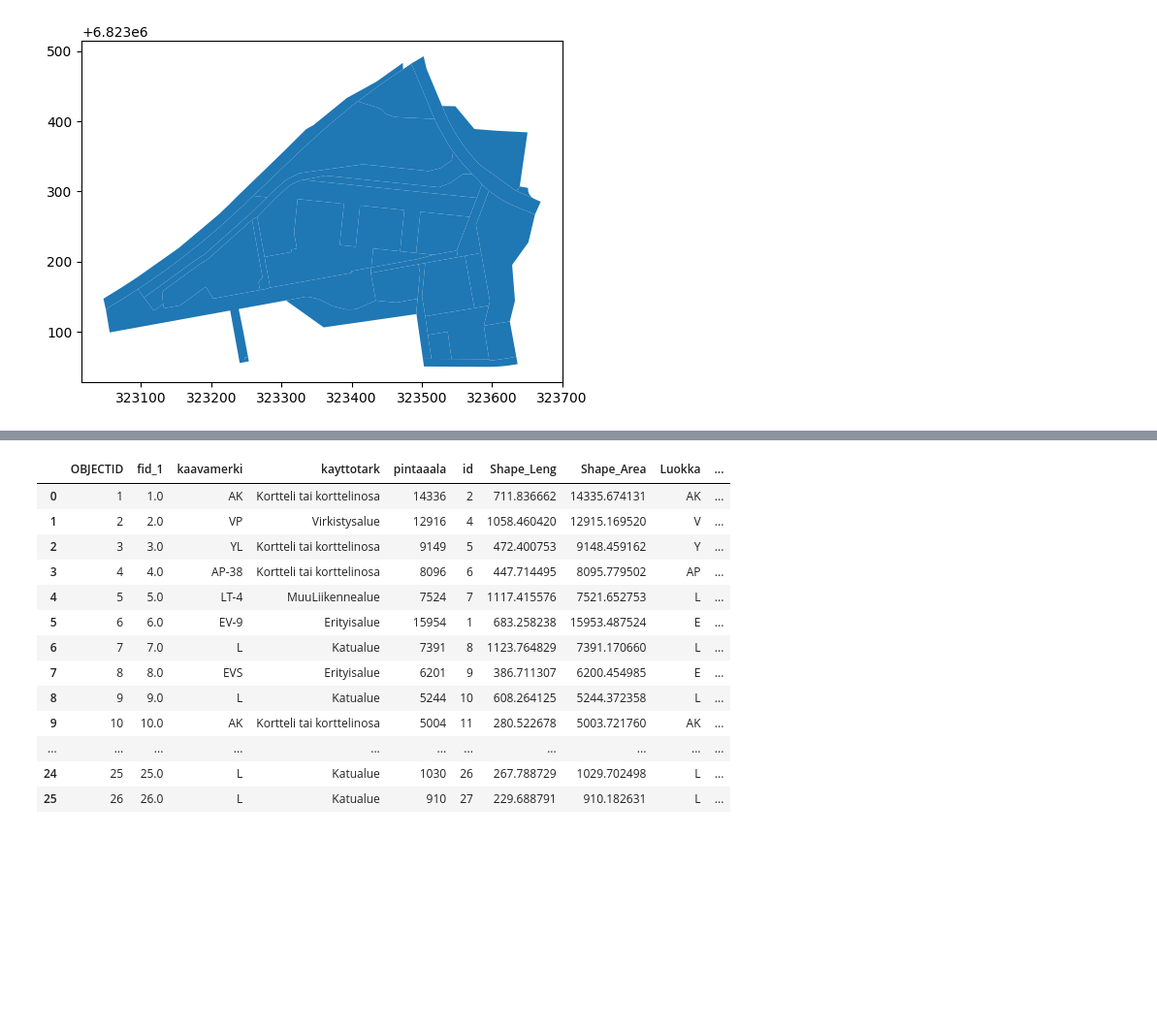
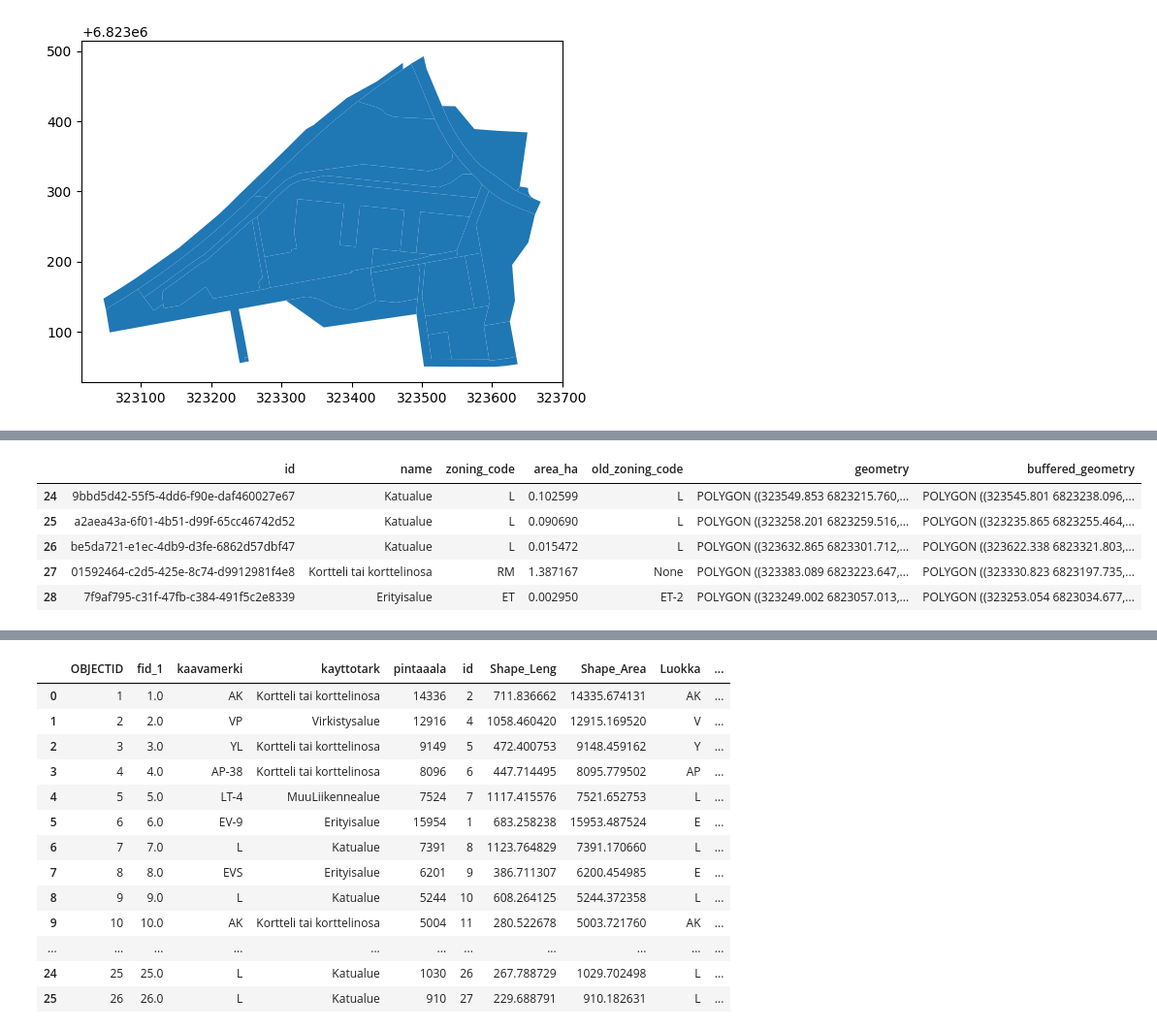
Before and after one commit to AvoinOrg/hiilikartta-data-service, a Jupyter notebook: notebooks/data.ipynb, the cells around one changed output, grey strips where cells are left out. Shown at 97% size. Drawn from its saved outputs; the diff is of its cells as text; code cells hidden in the pictures; blank space fills up the shorter version.

```diff
--- a/notebooks/data.ipynb
+++ b/notebooks/data.ipynb
@@ -45,2 +74,6 @@ array(['AK', 'V', 'Y', 'AP', 'L', 'E'], dtype=object)
-# %%
-zone["factor"] = 1
+# %%
+zone = zone.to_crs(epsg=3067)
+# %%
+# the raster grid size is 16x16, meaning the diagonal is ~22.65
+# to include all (possibly) intersecting pixels, we need to buffer the geometry by 22.7
+zone['buffered_geometry'] = zone.geometry.buffer(22.7)
@@ -211,3 +295,12 @@ async def fetch_rasters_for_region(wkt, crs):
+# %%
+zone.tail()
+# %% [output]
+|  | id | name | zoning_code | area_ha | old_zoning_code | geometry | buffered_geometry |
+| 24 | 9bbd5d42-55f5-4dd6-f90e-daf460027e67 | Katualue | L | 0.102599 | L | POLYGON ((323549.853 6823215.760,... | POLYGON ((323545.801 6823238.096,... |
+| 25 | a2aea43a-6f01-4b51-d99f-65cc46742d52 | Katualue | L | 0.090690 | L | POLYGON ((323258.201 6823259.516,... | POLYGON ((323235.865 6823255.464,... |
+| 26 | be5da721-e1ec-4db9-d3fe-6862d57dbf47 | Katualue | L | 0.015472 | L | POLYGON ((323632.865 6823301.712,... | POLYGON ((323622.338 6823321.803,... |
+| 27 | 01592464-c2d5-425e-8c74-d9912981f4e8 | Kortteli tai korttelinosa | RM | 1.387167 | None | POLYGON ((323383.089 6823223.647,... | POLYGON ((323330.823 6823197.735,... |
+| 28 | 7f9af795-c31f-47fb-c384-491f5c2e8339 | Erityisalue | ET | 0.002950 | ET-2 | POLYGON ((323249.002 6823057.013,... | POLYGON ((323253.054 6823034.677,... |
 # %%
 async def fetch_variables_for_region(wkt, crs):
     async with engine.connect() as conn:
```
Also changed, not shown: parts of 64 cells of this notebook.
